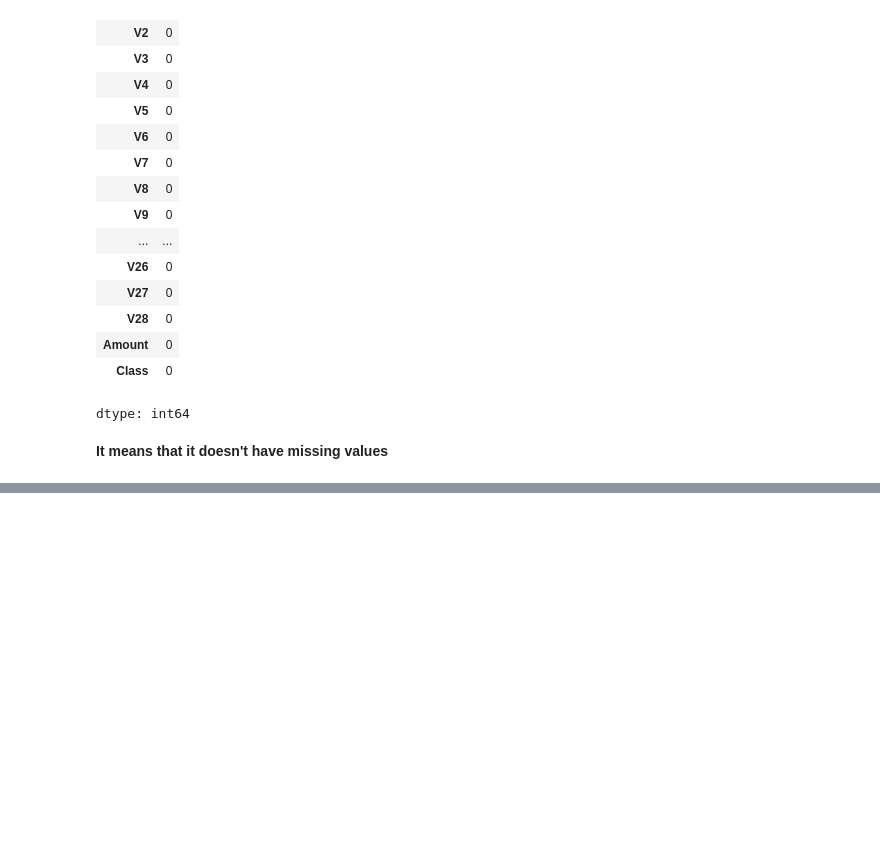
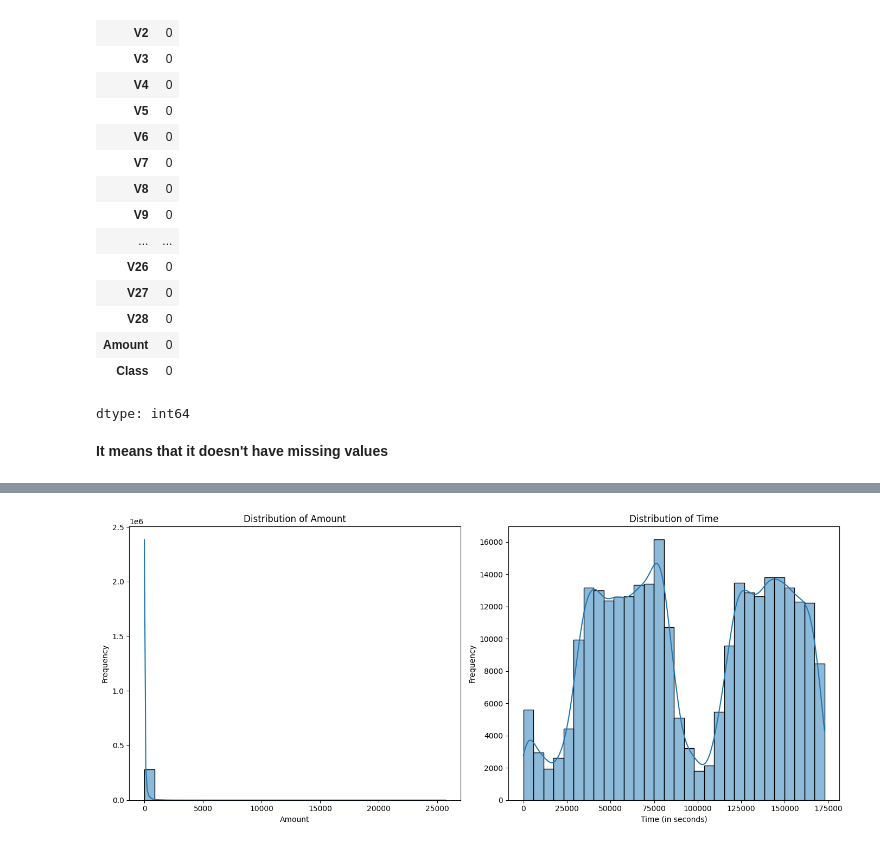
Before and after one commit to Shahanashirin-k/CREDIT_CARD-FRAUD_DETECTION, a Jupyter notebook: CCFD.ipynb, the cells around one changed output, grey strips where cells are left out. Saved outputs shown, nothing was run; the diff lists cells and outputs as text; code cells hidden in the pictures; blank space fills up the shorter version.

```diff
--- a/CCFD.ipynb
+++ b/CCFD.ipynb
@@ -117,0 +258,25 @@ dtype: int64
+# %%
+import matplotlib.pyplot as plt
+import seaborn as sns
+
+# Set up the figure
+plt.figure(figsize=(14, 6))
+
+# Histogram for Amount
+plt.subplot(1, 2, 1)
+sns.histplot(df_C['Amount'], bins=30, kde=True)
+plt.title('Distribution of Amount')
+plt.xlabel('Amount')
+plt.ylabel('Frequency')
+
+# Histogram for Time
+plt.subplot(1, 2, 2)
+sns.histplot(df_C['Time'], bins=30, kde=True)
+plt.title('Distribution of Time')
+plt.xlabel('Time (in seconds)')
+plt.ylabel('Frequency')
+
+plt.tight_layout()
+plt.show()
+# %% [output]
+[figure, added]
```
Also changed, not shown: parts of 41 cells of this notebook.
